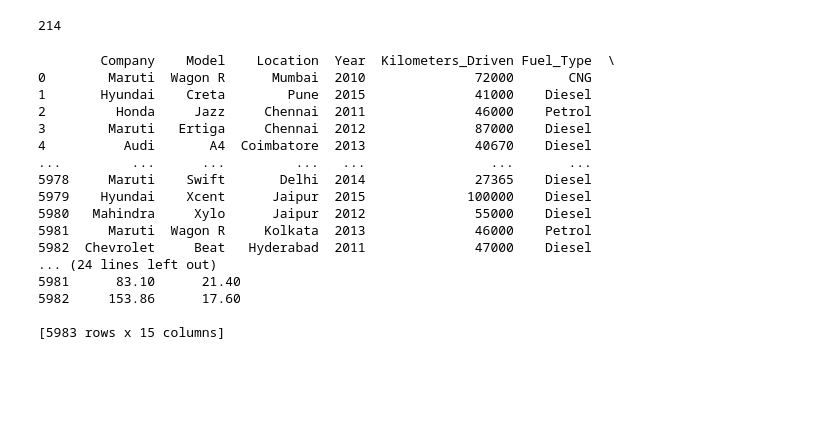
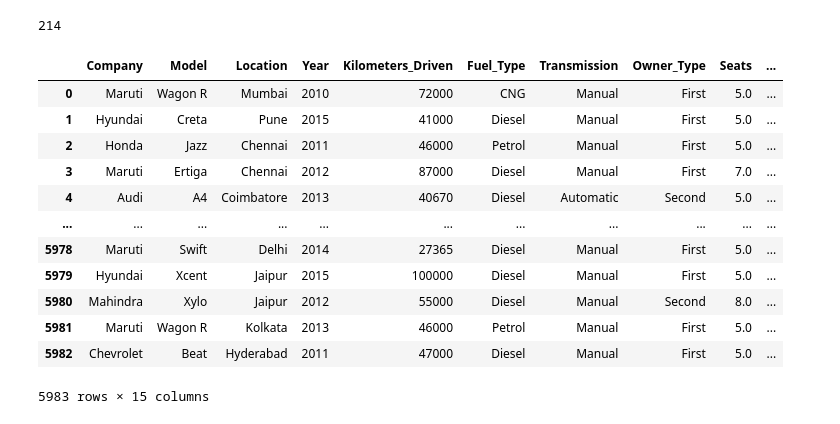
Before and after one commit to ranjeet964/Car-resell-price-prediction, a Jupyter notebook: car price prediction.ipynb, the cells around one changed output. Saved outputs shown, nothing was run; the diff lists cells and outputs as text; code cells hidden in the pictures; blank space fills up the shorter version.

```diff
--- a/car price prediction.ipynb
+++ b/car price prediction.ipynb
@@ -327,23 +319,19 @@ train_new['Power_bhp'].nunique()
 train_new['Model'].nunique()
 # %% [output]
 214
-# %%
-print(train_new)
-# %% [output]
-        Company    Model    Location  Year  Kilometers_Driven Fuel_Type  \
-0        Maruti  Wagon R      Mumbai  2010              72000       CNG
-1       Hyundai    Creta        Pune  2015              41000    Diesel
-2         Honda     Jazz     Chennai  2011              46000    Petrol
-3        Maruti   Ertiga     Chennai  2012              87000    Diesel
-4          Audi       A4  Coimbatore  2013              40670    Diesel
-...         ...      ...         ...   ...                ...       ...
-5978     Maruti    Swift       Delhi  2014              27365    Diesel
-5979    Hyundai    Xcent      Jaipur  2015             100000    Diesel
-5980   Mahindra     Xylo      Jaipur  2012              55000    Diesel
-5981     Maruti  Wagon R     Kolkata  2013              46000    Petrol
-5982  Chevrolet     Beat   Hyderabad  2011              47000    Diesel
-... (24 lines left out)
-5981      83.10      21.40
-5982     153.86      17.60
-
-[5983 rows x 15 columns]
+# %%
+train_new
+# %% [output]
+|  | Company | Model | Location | Year | Kilometers_Driven | Fuel_Type | Transmission | Owner_Type | Seats | ... |
+| 0 | Maruti | Wagon R | Mumbai | 2010 | 72000 | CNG | Manual | First | 5.0 | ... |
+| 1 | Hyundai | Creta | Pune | 2015 | 41000 | Diesel | Manual | First | 5.0 | ... |
+| 2 | Honda | Jazz | Chennai | 2011 | 46000 | Petrol | Manual | First | 5.0 | ... |
+| 3 | Maruti | Ertiga | Chennai | 2012 | 87000 | Diesel | Manual | First | 7.0 | ... |
+| 4 | Audi | A4 | Coimbatore | 2013 | 40670 | Diesel | Automatic | Second | 5.0 | ... |
+| ... | ... | ... | ... | ... | ... | ... | ... | ... | ... | ... |
+| 5978 | Maruti | Swift | Delhi | 2014 | 27365 | Diesel | Manual | First | 5.0 | ... |
+| 5979 | Hyundai | Xcent | Jaipur | 2015 | 100000 | Diesel | Manual | First | 5.0 | ... |
+| 5980 | Mahindra | Xylo | Jaipur | 2012 | 55000 | Diesel | Manual | Second | 8.0 | ... |
+| 5981 | Maruti | Wagon R | Kolkata | 2013 | 46000 | Petrol | Manual | First | 5.0 | ... |
+| 5982 | Chevrolet | Beat | Hyderabad | 2011 | 47000 | Diesel | Manual | First | 5.0 | ... |
+5983 rows × 15 columns
```
Also changed, not shown: parts of 19 cells of this notebook.
